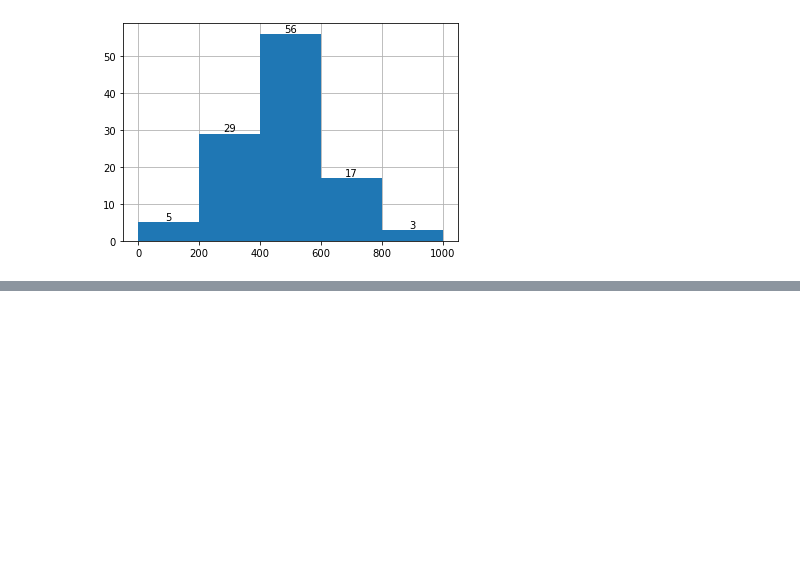
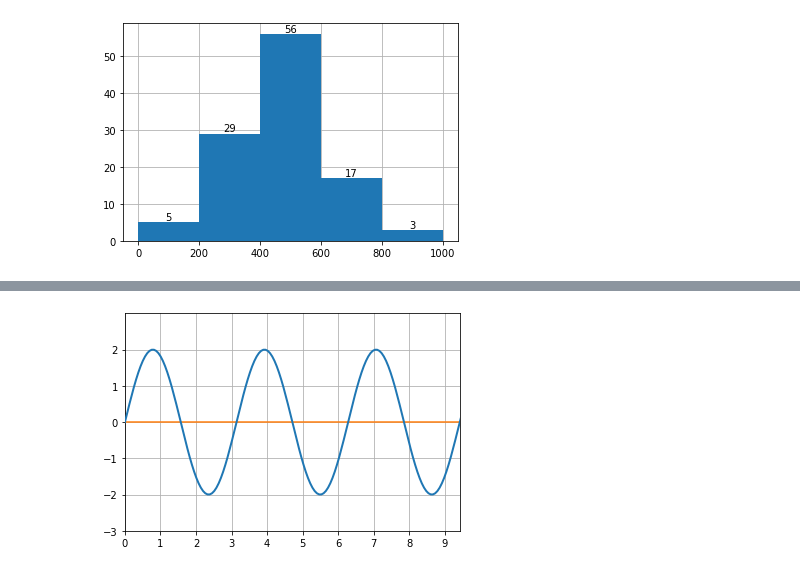
Before and after one commit to wjc-van-es/practical-statistics-for-data-scientists, a Jupyter notebook: python/headfirst_statistics_notebooks/HF_Stat_CH01_part-2.ipynb, the cells around one changed output, grey strips where cells are left out. Saved outputs shown, nothing was run; the diff lists cells and outputs as text; code cells hidden in the pictures; blank space fills up the shorter version.

```diff
--- a/python/headfirst_statistics_notebooks/HF_Stat_CH01_part-2.ipynb
+++ b/python/headfirst_statistics_notebooks/HF_Stat_CH01_part-2.ipynb
@@ -63,0 +153,23 @@ plt.show()
+# %%
+# make data
+x = np.linspace(0, 4 * np.pi, 201)
+y = 2 * np.sin(2 * x)
+
+# plot
+fig, ax = plt.subplots()
+
+# Add grid,
+# the zorder keyword argument will help for the grid to be behind the bars
+ax.grid(zorder=0)
+
+ax.plot(x, y, linewidth=2.0, zorder=3) # plot the function
+ax.plot([0, 3 * np.pi], [0,0], zorder=2) # plot the x-axis
+
+ax.set(xlim=(0, 3 * np.pi), xticks=np.arange(0, 3 * np.pi),
+       ylim=(-3, 3), yticks=np.arange(-3, 3))
+
+
+
+plt.show()
+# %% [output]
+[figure, added]
```
Also changed, not shown: parts of 8 cells of this notebook, 10 other files.
